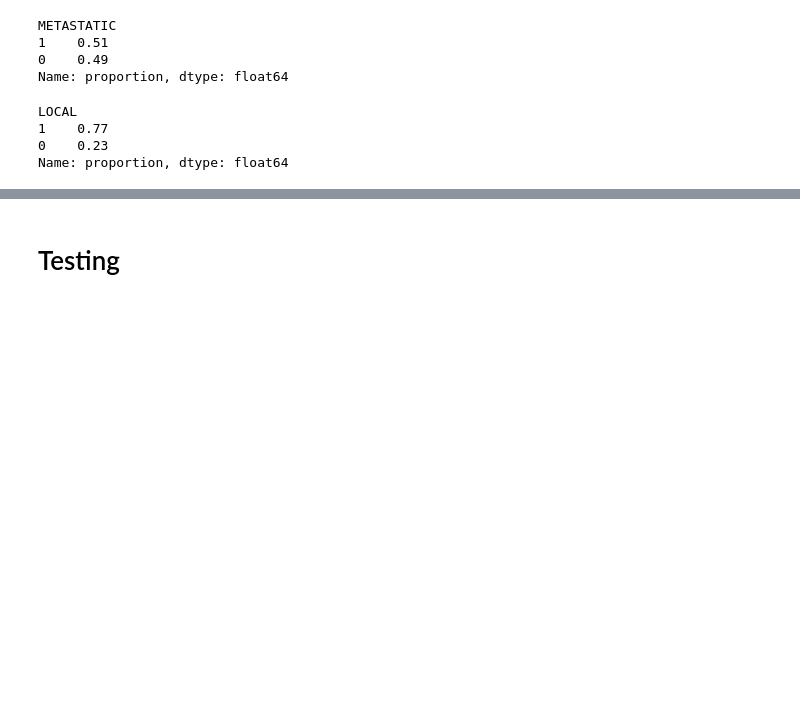
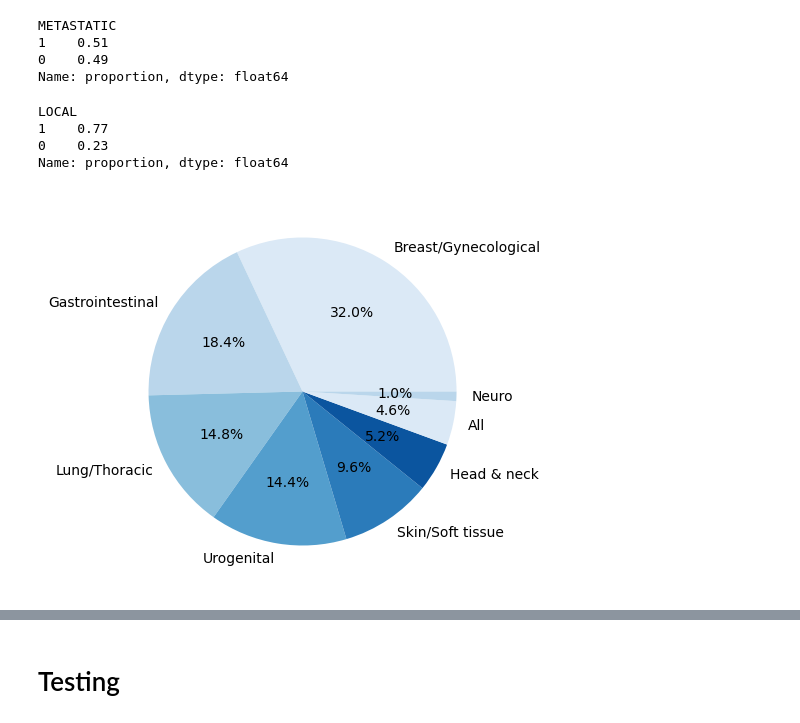
Before and after one commit to windisch-paul/metastatic_vs_local, a Jupyter notebook: analysis.ipynb, the cells around one changed output, grey strips where cells are left out. Cells and saved outputs as stored; diff of their text form; code cells hidden in the pictures; blank space fills up the shorter version.

```diff
--- a/analysis.ipynb
+++ b/analysis.ipynb
@@ -142,3 +142,14 @@ LOCAL
 1    0.77
 0    0.23
 Name: proportion, dtype: float64
+# %%
+# Create a pie chart of the distribution of family in the training set using seaborn
+fig = plt.figure(figsize=(5, 5))
+sns.set_palette("Blues")
+df_train["family"].value_counts().plot.pie(autopct="%1.1f%%")
+plt.ylabel("")
+plt.show()
+
+fig.savefig("plots/family_distribution_train.png", dpi=300, bbox_inches="tight")
+# %% [output]
+[figure, added]
```
Also changed, not shown: parts of 21 cells of this notebook, 10 other files.
